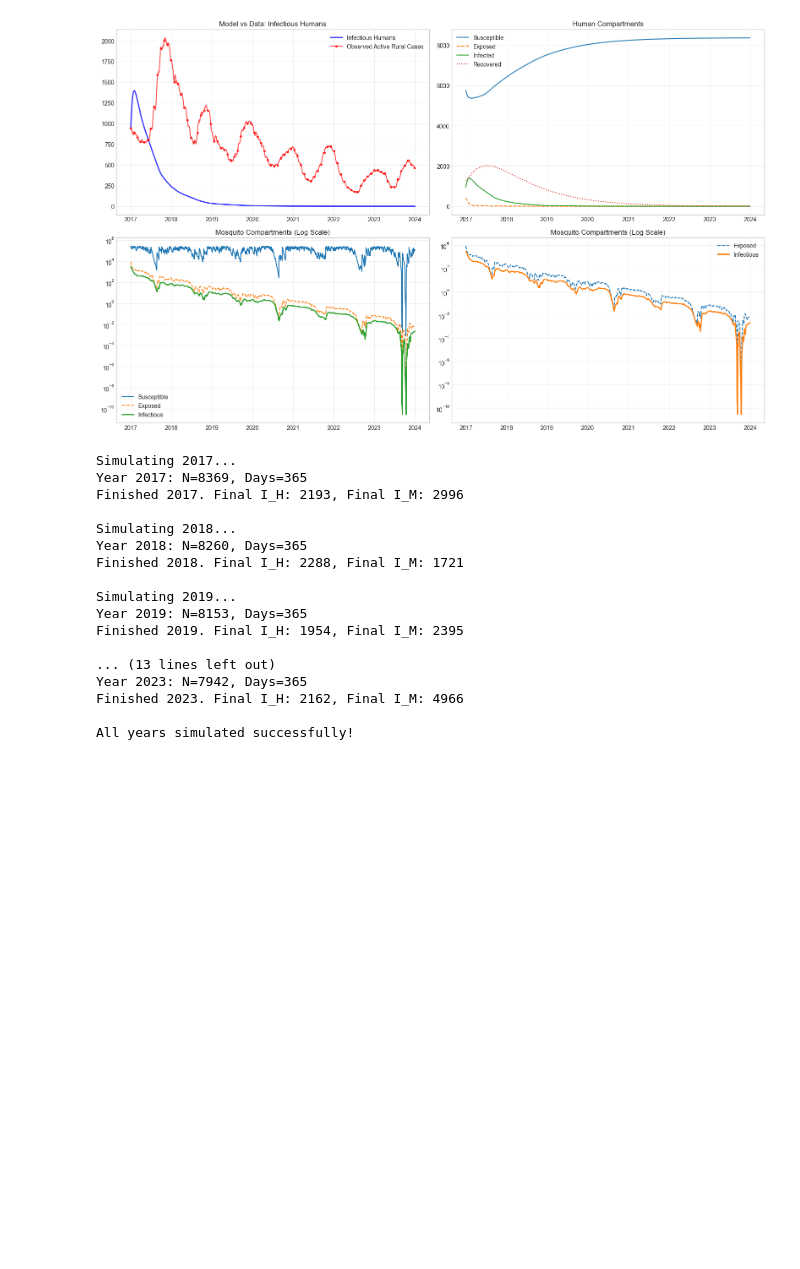
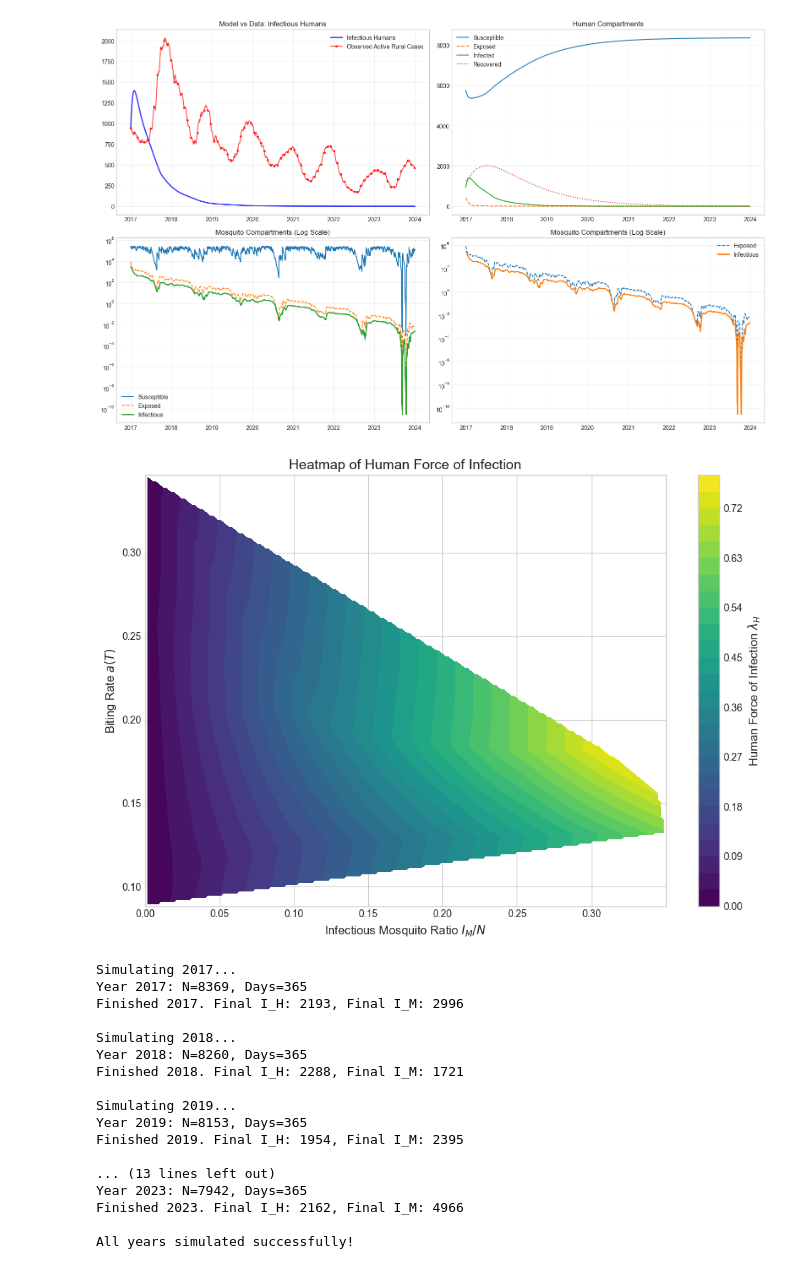
Before and after one commit to RaphaLevy/Study_on_malaria_dynamics_v2, a Jupyter notebook: models/seirs_sei/ode_models/Test_SEIRS_SEI_ODE.ipynb, the cells around one changed output. Saved outputs shown, nothing was run; the diff lists cells and outputs as text; code cells hidden in the pictures; blank space fills up the shorter version.

```diff
--- a/models/seirs_sei/ode_models/Test_SEIRS_SEI_ODE.ipynb
+++ b/models/seirs_sei/ode_models/Test_SEIRS_SEI_ODE.ipynb
@@ -512,6 +512,8 @@ findfont: Font family ['cmss10'] not found. Falling back to DejaVu Sans.
 findfont: Font family ['cmex10'] not found. Falling back to DejaVu Sans.
 [figure]
 # %%
+combined_df['Temp'] = climate_data['temp_med'].values[:len(combined_df)]
+
 # Compute a(T) and b3(T)
 combined_df['a_T'] = combined_df['Temp'].apply(a)
 combined_df['b_3'] = combined_df['Temp'].apply(b3_briere_scaled_plasm)
@@ -567,33 +569,35 @@ contour = plt.contourf(
 critical_line = plt.contour(
     Xi,
     Yi,
     Zi,
     levels=[1],
     colors='red',
     linewidths=2.5
 )
 
 plt.clabel(
     critical_line,
     fmt={1: r'$\lambda_H = 1$'},
     fontsize=11
 )
 
 # Colorbar
 cbar = plt.colorbar(contour)
 cbar.set_label(r'Human Force of Infection $\lambda_H$', fontsize=12)
 
 # Labels
 plt.xlabel(r'Infectious Mosquito Ratio $I_M/N$', fontsize=12)
 plt.ylabel(r'Biting Rate $a(T)$', fontsize=12)
 
 plt.title(
     r'Heatmap of Human Force of Infection',
     fontsize=14
 )
 
 plt.tight_layout()
 plt.show()
+# %% [output]
+[figure, added]
 # %%
 T_prime = 25.6
 D1 = 4.0
```
Also changed, not shown: parts of 3 cells of this notebook.
